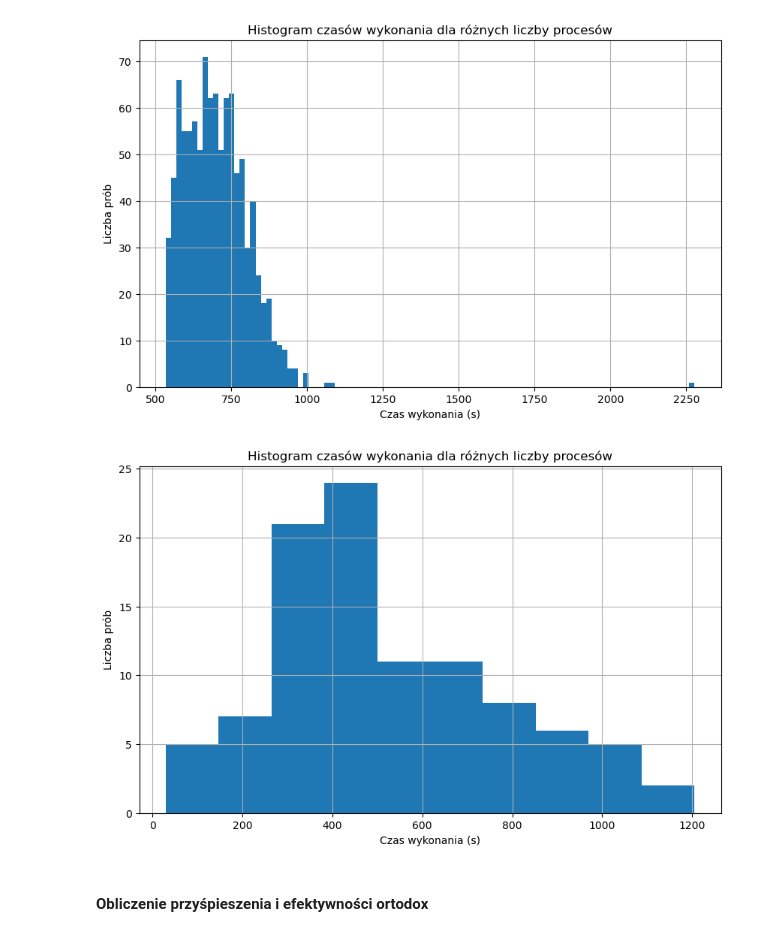
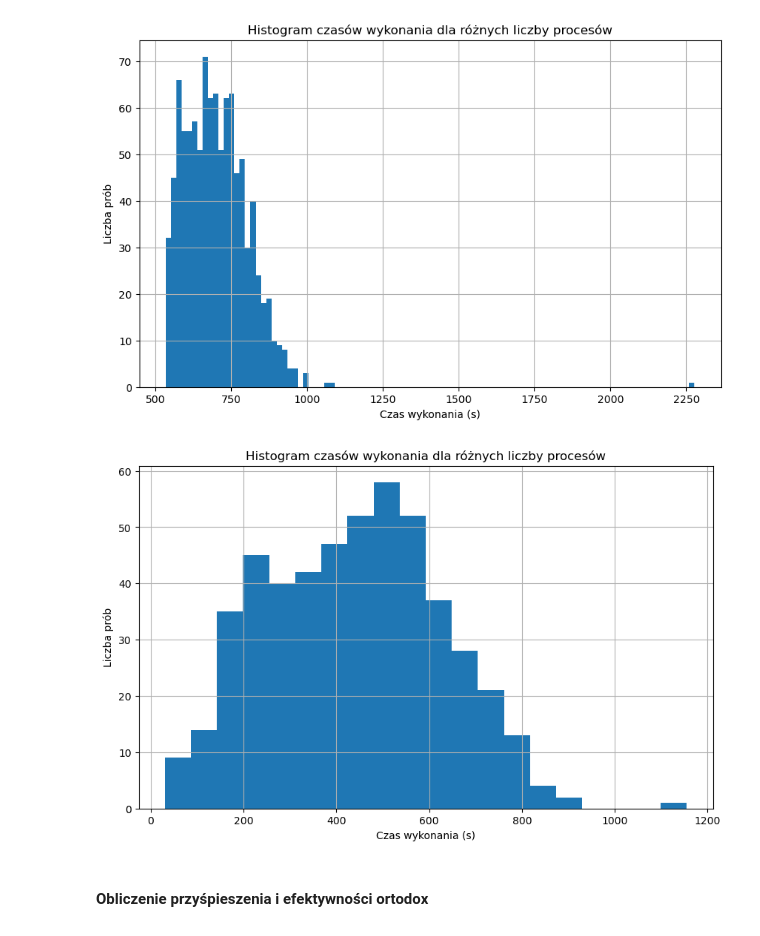
Before and after one commit to qert6g35/OWW, a Jupyter notebook: plots.ipynb, the cells around one changed output. Drawn from its saved outputs; the diff is of its cells as text; code cells hidden in the pictures.

```diff
--- a/plots.ipynb
+++ b/plots.ipynb
@@ -9,7 +9,7 @@ import numpy as np
 #### Wczytywanie danych
 # %%
 file_name_1 = 'times.csv'
-file_name_comm = 'times_comm.csv'
+file_name_comm = 'times_comm2.csv'
 df = pd.read_csv(file_name_1)
 df2 = pd.read_csv(file_name_comm)
 df.head()
@@ -44,9 +44,9 @@ plot_histogram(df,32,1000,100)
 # %% [output]
 [figure]
 # %%
-plot_histogram(df2,32,1000,10)
+plot_histogram(df2,32,1000,20)
 # %% [output]
-[figure, old version]
+[figure, new version]
 # %% [markdown]
 #### Obliczenie przyśpieszenia i efektywności ortodox
 # %%
```
Also changed, not shown: parts of 5 cells of this notebook, 2 other files.
